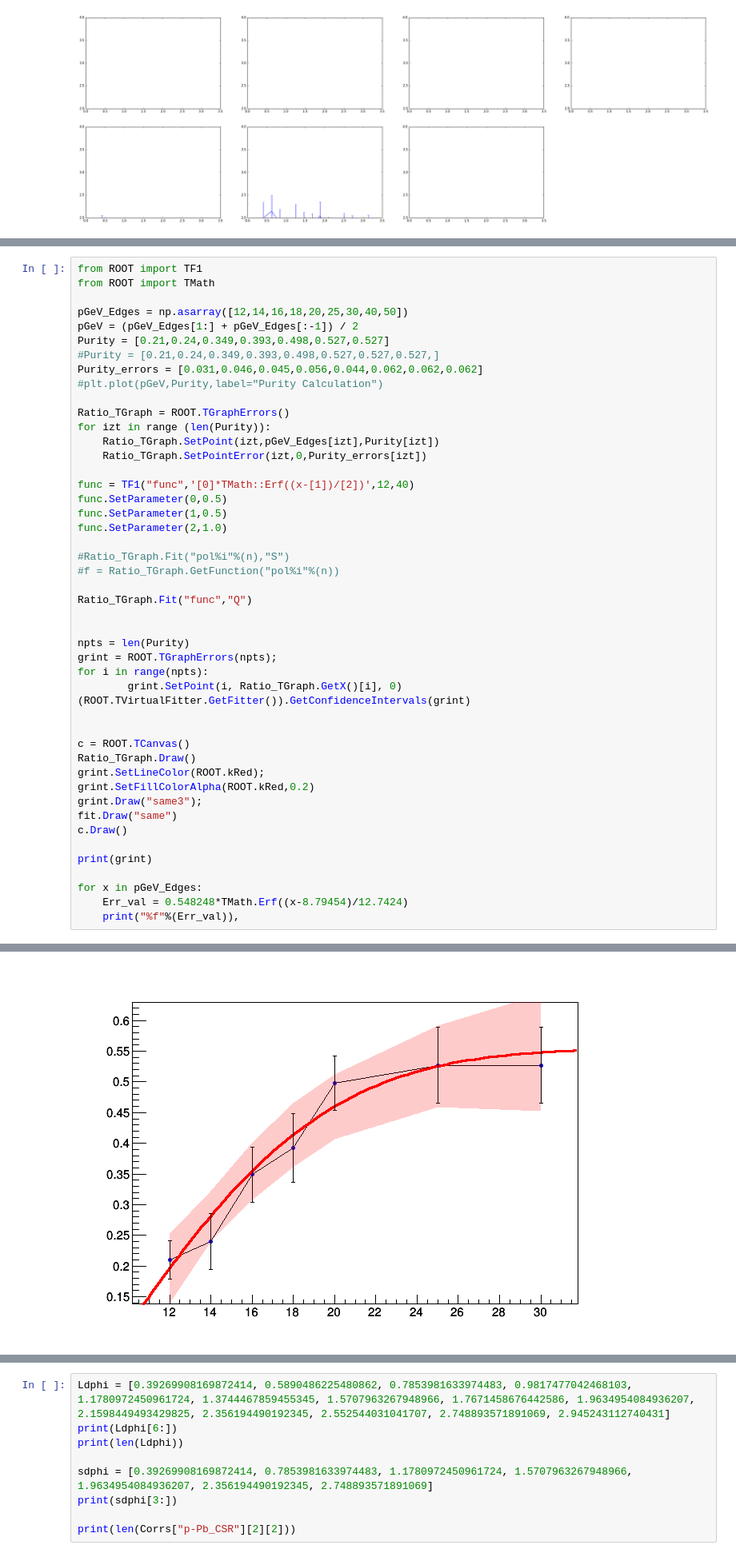
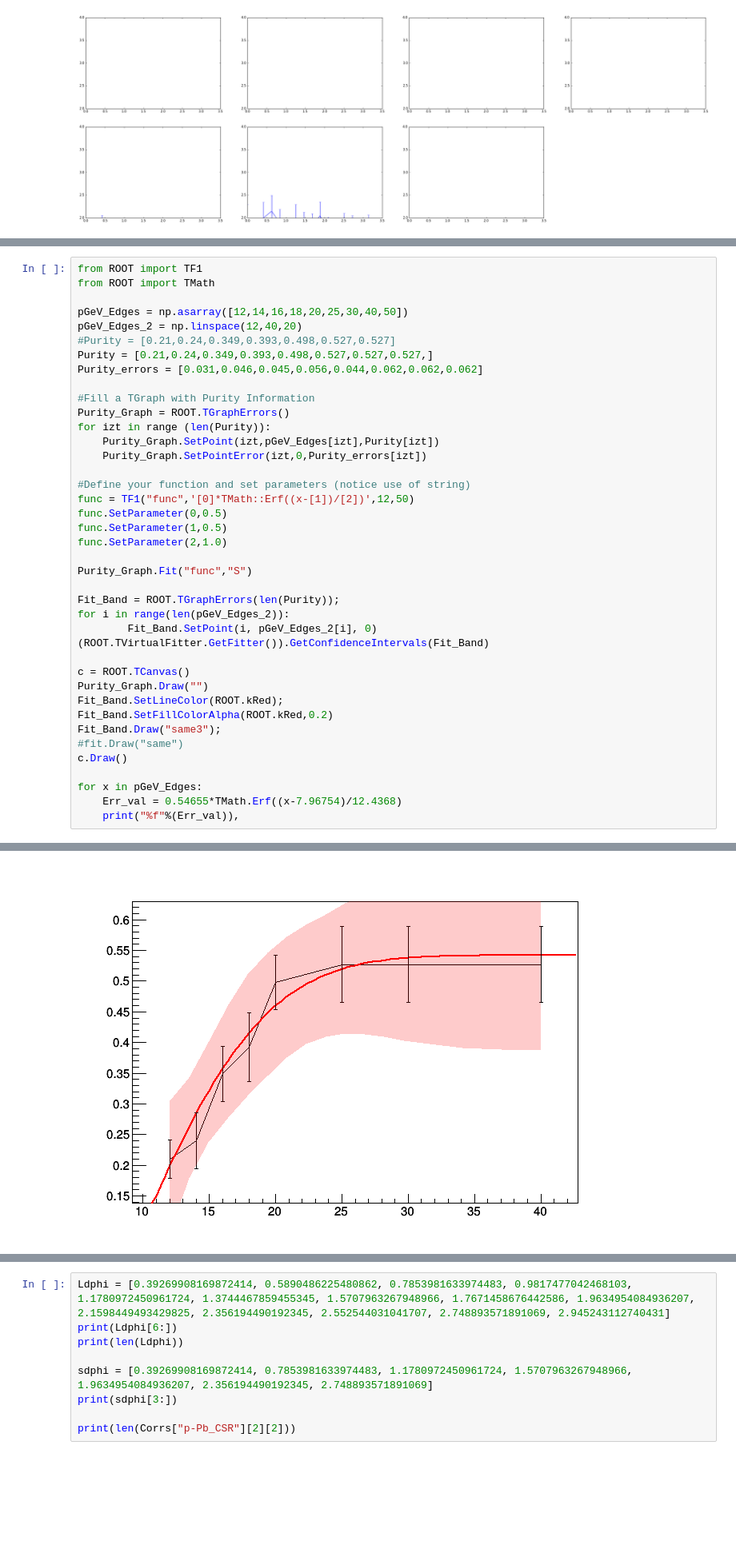
Before and after one commit to ftoralesacosta/GH_Correlations, a Jupyter notebook: Analysis_Notebooks/Projections_Pairs.ipynb, the cells around one changed output, grey strips where cells are left out. Shown at 80% size. Cells and saved outputs as stored; diff of their text form; blank space fills up the shorter version.

```diff
--- a/Analysis_Notebooks/Projections_Pairs.ipynb
+++ b/Analysis_Notebooks/Projections_Pairs.ipynb
@@ -150,46 +174,39 @@ from ROOT import TF1
 from ROOT import TMath
 
 pGeV_Edges = np.asarray([12,14,16,18,20,25,30,40,50])
-pGeV = (pGeV_Edges[1:] + pGeV_Edges[:-1]) / 2
-Purity = [0.21,0.24,0.349,0.393,0.498,0.527,0.527]
-#Purity = [0.21,0.24,0.349,0.393,0.498,0.527,0.527,0.527,]
+pGeV_Edges_2 = np.linspace(12,40,20)
+#Purity = [0.21,0.24,0.349,0.393,0.498,0.527,0.527]
+Purity = [0.21,0.24,0.349,0.393,0.498,0.527,0.527,0.527,]
 Purity_errors = [0.031,0.046,0.045,0.056,0.044,0.062,0.062,0.062]
-#plt.plot(pGeV,Purity,label="Purity Calculation")
 
-Ratio_TGraph = ROOT.TGraphErrors()
+#Fill a TGraph with Purity Information
+Purity_Graph = ROOT.TGraphErrors()
 for izt in range (len(Purity)):
-    Ratio_TGraph.SetPoint(izt,pGeV_Edges[izt],Purity[izt])
-    Ratio_TGraph.SetPointError(izt,0,Purity_errors[izt])
+    Purity_Graph.SetPoint(izt,pGeV_Edges[izt],Purity[izt])
+    Purity_Graph.SetPointError(izt,0,Purity_errors[izt])
 
-func = TF1("func",'[0]*TMath::Erf((x-[1])/[2])',12,40)
+#Define your function and set parameters (notice use of string)
+func = TF1("func",'[0]*TMath::Erf((x-[1])/[2])',12,50)
 func.SetParameter(0,0.5)
 func.SetParameter(1,0.5)
 func.SetParameter(2,1.0)
 
-#Ratio_TGraph.Fit("pol%i"%(n),"S")
-#f = Ratio_TGraph.GetFunction("pol%i"%(n))
+Purity_Graph.Fit("func","S")
 
-Ratio_TGraph.Fit("func","Q")
-
-
-npts = len(Purity)
-grint = ROOT.TGraphErrors(npts);
-for i in range(npts):
-        grint.SetPoint(i, Ratio_TGraph.GetX()[i], 0)
-(ROOT.TVirtualFitter.GetFitter()).GetConfidenceIntervals(grint)
-
+Fit_Band = ROOT.TGraphErrors(len(Purity));
+for i in range(len(pGeV_Edges_2)):
+        Fit_Band.SetPoint(i, pGeV_Edges_2[i], 0)
+(ROOT.TVirtualFitter.GetFitter()).GetConfidenceIntervals(Fit_Band)
 
 c = ROOT.TCanvas()
-Ratio_TGraph.Draw()
-grint.SetLineColor(ROOT.kRed);
-grint.SetFillColorAlpha(ROOT.kRed,0.2)
-grint.Draw("same3");
-fit.Draw("same")
+Purity_Graph.Draw("")
+Fit_Band.SetLineColor(ROOT.kRed);
+Fit_Band.SetFillColorAlpha(ROOT.kRed,0.2)
+Fit_Band.Draw("same3");
+#fit.Draw("same")
 c.Draw()
 
-print(grint)
-
 for x in pGeV_Edges:
-    Err_val = 0.548248*TMath.Erf((x-8.79454)/12.7424)
+    Err_val = 0.54655*TMath.Erf((x-7.96754)/12.4368)
     print("%f"%(Err_val)),
 # %% [output]
@@ -196 +221 @@ for x in pGeV_Edges:
-[figure, old version]
+[figure, new version]
```
Also changed, not shown: parts of 3 cells of this notebook, 6 other files.
